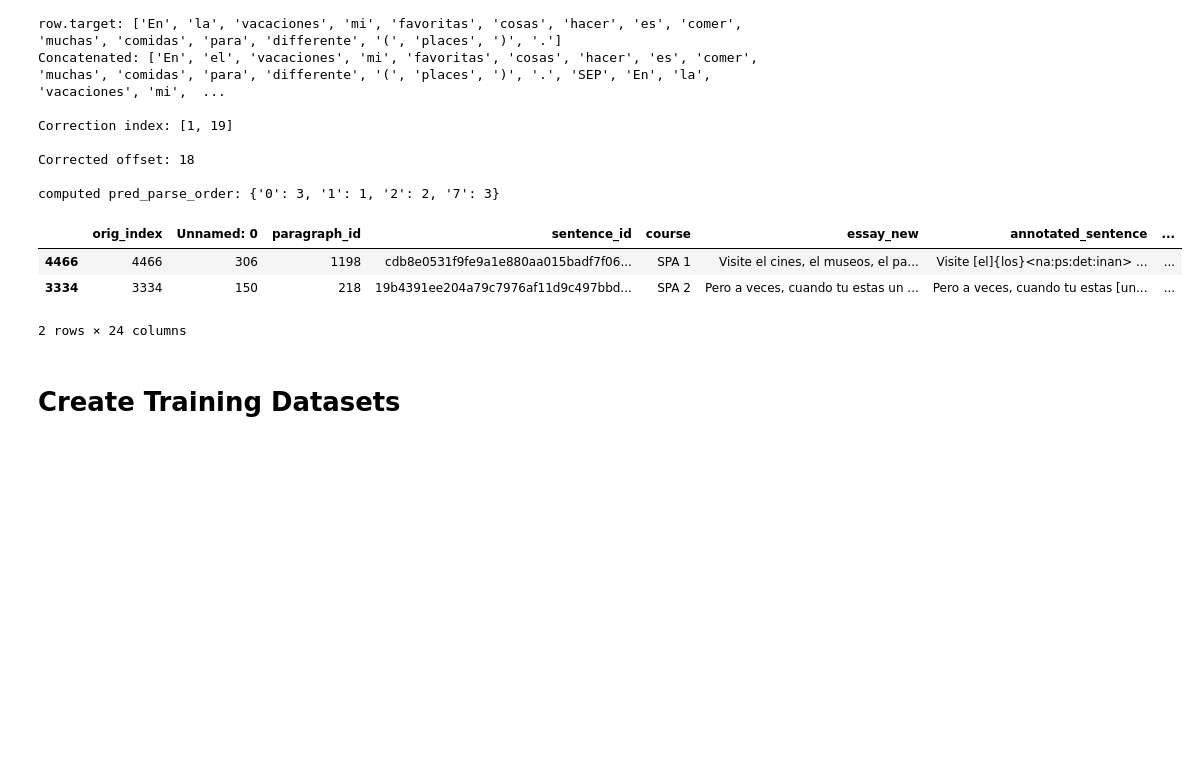
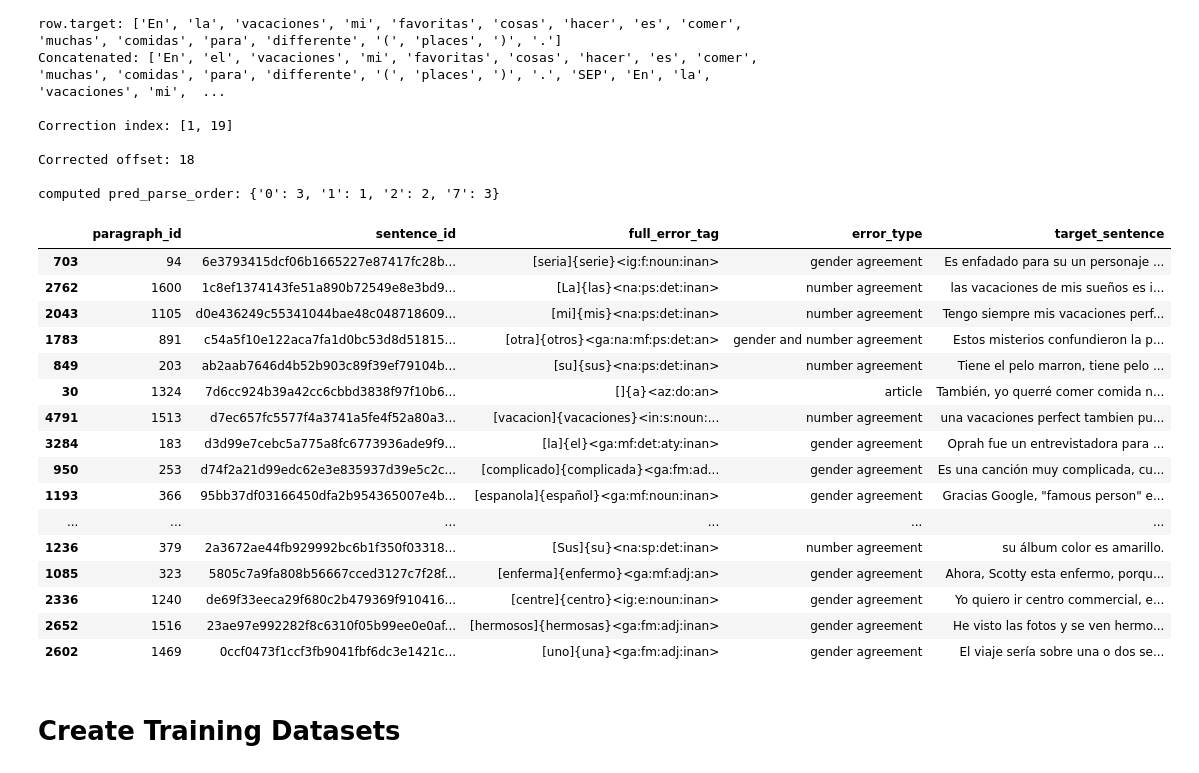
Before and after one commit to team-langbot/model_gec, a Jupyter notebook: gec_bert_data_prep.ipynb, the cells around one changed output. Saved outputs shown, nothing was run; the diff lists cells and outputs as text; code cells hidden in the pictures; blank space fills up the shorter version.

```diff
--- a/gec_bert_data_prep.ipynb
+++ b/gec_bert_data_prep.ipynb
@@ -1108,12 +1052,25 @@ Corrected offset: 18
 
 computed pred_parse_order: {'0': 3, '1': 1, '2': 2, '7': 3}
 # %%
-df_errors.sample(2)
+df_errors.sample(20)[['paragraph_id', 'sentence_id', 'full_error_tag', 'error_type', 'target_sentence']]
 # %% [output]
-|  | orig_index | Unnamed: 0 | paragraph_id | sentence_id | course | essay_new | annotated_sentence | ... |
-| 4466 | 4466 | 306 | 1198 | cdb8e0531f9fe9a1e880aa015badf7f06... | SPA 1 | Visite el cines, el museos, el pa... | Visite [el]{los}<na:ps:det:inan> ... | ... |
-| 3334 | 3334 | 150 | 218 | 19b4391ee204a79c7976af11d9c497bbd... | SPA 2 | Pero a veces, cuando tu estas un ... | Pero a veces, cuando tu estas [un... | ... |
+|  | paragraph_id | sentence_id | full_error_tag | error_type | target_sentence |
+| 703 | 94 | 6e3793415dcf06b1665227e87417fc28b... | [seria]{serie}<ig:f:noun:inan> | gender agreement | Es enfadado para su un personaje ... |
+| 2762 | 1600 | 1c8ef1374143fe51a890b72549e8e3bd9... | [La]{las}<na:ps:det:inan> | number agreement | las vacaciones de mis sueños es i... |
+| 2043 | 1105 | d0e436249c55341044bae48c048718609... | [mi]{mis}<na:ps:det:inan> | number agreement | Tengo siempre mis vacaciones perf... |
+| 1783 | 891 | c54a5f10e122aca7fa1d0bc53d8d51815... | [otra]{otros}<ga:na:mf:ps:det:an> | gender and number agreement | Estos misterios confundieron la p... |
+| 849 | 203 | ab2aab7646d4b52b903c89f39ef79104b... | [su]{sus}<na:ps:det:inan> | number agreement | Tiene el pelo marron, tiene pelo ... |
+| 30 | 1324 | 7d6cc924b39a42cc6cbbd3838f97f10b6... | []{a}<az:do:an> | article | También, yo querré comer comida n... |
+| 4791 | 1513 | d7ec657fc5577f4a3741a5fe4f52a80a3... | [vacacion]{vacaciones}<in:s:noun:... | number agreement | una vacaciones perfect tambien pu... |
+| 3284 | 183 | d3d99e7cebc5a775a8fc6773936ade9f9... | [la]{el}<ga:mf:det:aty:inan> | gender agreement | Oprah fue un entrevistadora para ... |
+| 950 | 253 | d74f2a21d99edc62e3e835937d39e5c2c... | [complicado]{complicada}<ga:fm:ad... | gender agreement | Es una canción muy complicada, cu... |
+| 1193 | 366 | 95bb37df03166450dfa2b954365007e4b... | [espanola]{español}<ga:mf:noun:inan> | gender agreement | Gracias Google, "famous person" e... |
+| ... | ... | ... | ... | ... | ... |
+| 1236 | 379 | 2a3672ae44fb929992bc6b1f350f03318... | [Sus]{su}<na:sp:det:inan> | number agreement | su álbum color es amarillo. |
+| 1085 | 323 | 5805c7a9fa808b56667cced3127c7f28f... | [enferma]{enfermo}<ga:mf:adj:an> | gender agreement | Ahora, Scotty esta enfermo, porqu... |
+| 2336 | 1240 | de69f33eeca29f680c2b479369f910416... | [centre]{centro}<ig:e:noun:inan> | gender agreement | Yo quiero ir centro commercial, e... |
+| 2652 | 1516 | 23ae97e992282f8c6310f05b99ee0e0af... | [hermosos]{hermosas}<ga:fm:adj:inan> | gender agreement | He visto las fotos y se ven hermo... |
+| 2602 | 1469 | 0ccf0473f1ccf3fb9041fbf6dc3e1421c... | [uno]{una}<ga:fm:adj:inan> | gender agreement | El viaje sería sobre una o dos se... |
-2 rows × 24 columns
 # %% [markdown]
 # Create Training Datasets
 # %% [markdown]
```
Also changed, not shown: parts of 12 cells of this notebook, 14 other files.
